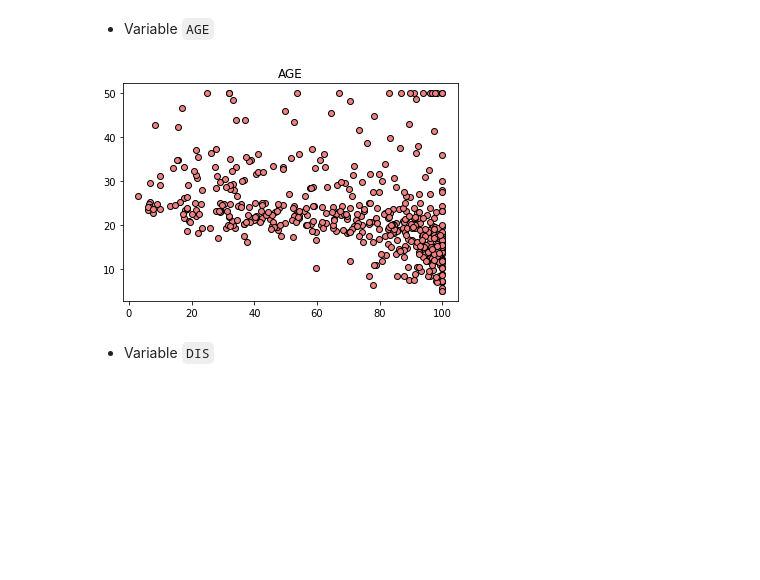
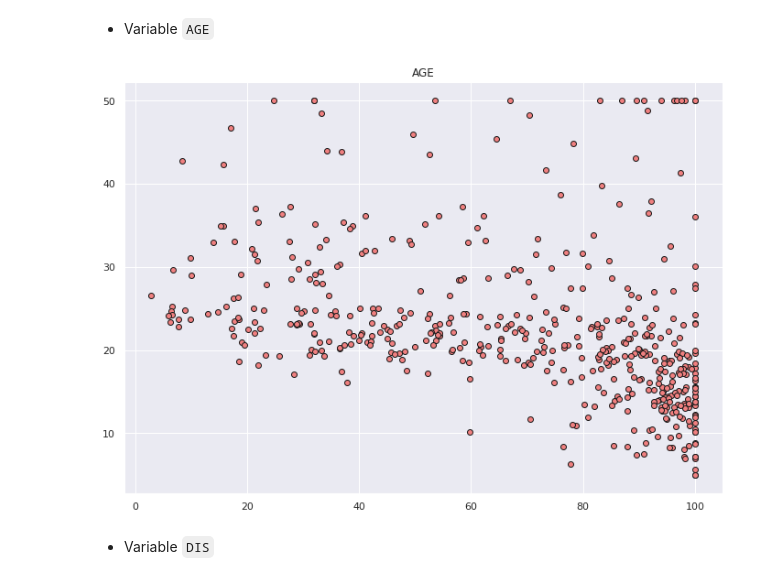
Before and after one commit to eleanarinaudo/Diplo2022_Grupo-5, a Jupyter notebook: Notebooks/Introducción al Aprendizaje Automático/IAA_Parte_1.ipynb, the cells around one changed output. Drawn from its saved outputs; the diff is of its cells as text; code cells hidden in the pictures; blank space fills up the shorter version.

```diff
--- a/Notebooks/Introducción al Aprendizaje Automático/IAA_Parte_1.ipynb
+++ b/Notebooks/Introducción al Aprendizaje Automático/IAA_Parte_1.ipynb
@@ -155,0 +194,4 @@ Además, consideramos un dilema ético al atributo de B que sería la proporció
+# %%
+sns.set(rc={'figure.figsize':(11.7,8.27)})
+sns.distplot(boston_data["MEDV"], bins=30)
+plt.show()
@@ -158,0 +215,7 @@ Además, consideramos un dilema ético al atributo de B que sería la proporció
+# %%
+X = boston["data"]
+Y = boston["target"]
+X_train, X_test, y_train, y_test = train_test_split(
+    X, Y, train_size=0.8, random_state=0
+)
+X_train.shape, X_test.shape
@@ -163,6 +225,0 @@ Dividimos aleatoriamente los datos en 80% para entrenamiento y 20% para evaluaci
-# %%
-X, y = boston["data"], boston["target"]
-X_train, X_test, y_train, y_test = train_test_split(
-    X, y, train_size=0.8, random_state=0
-)
-X_train.shape, X_test.shape
@@ -236,11 +304,11 @@ plt.show()
 # %%
 feature = "AGE"
 selector = boston["feature_names"] == feature
-plt.scatter(X[:, selector], y, facecolor="lightcoral", edgecolor="k", label="datos")
+plt.scatter(X[:, selector], Y, facecolor="lightcoral", edgecolor="k", label="datos")
 plt.title(feature)
 plt.show()
 # %% [output]
-[figure, old version]
+[figure, new version]
 # %% [markdown]
 - Variable `DIS`
 # %%
```
Also changed, not shown: parts of 52 cells of this notebook, 2 other files.
